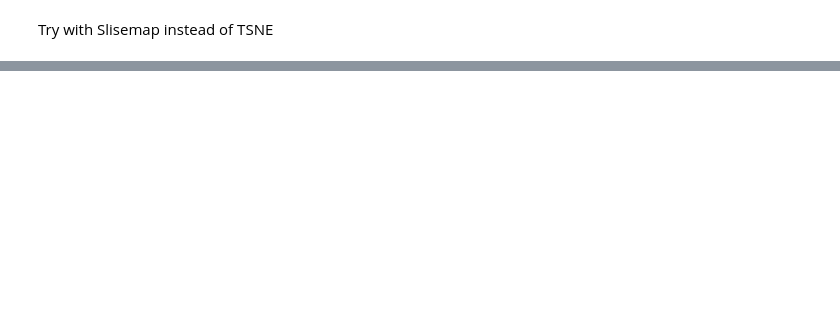
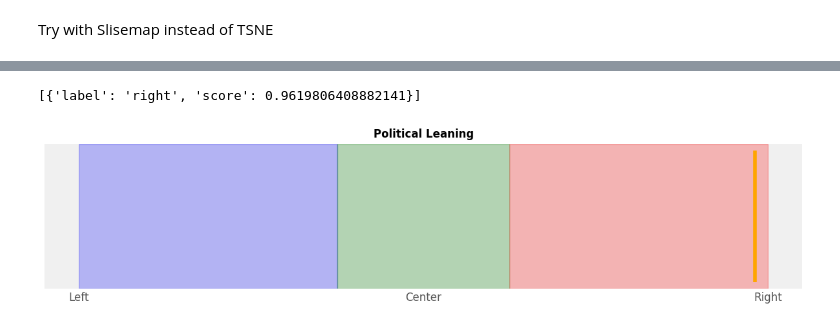
Before and after one commit to ITligence/biasNLPanalysis, a Jupyter notebook: code/python/pipeline/testing_nn_model.ipynb, the cells around one changed output, grey strips where cells are left out. Saved outputs shown, nothing was run; the diff lists cells and outputs as text; code cells hidden in the pictures; blank space fills up the shorter version.

```diff
--- a/code/python/pipeline/testing_nn_model.ipynb
+++ b/code/python/pipeline/testing_nn_model.ipynb
@@ -510,0 +768,79 @@ print("Local Model Coefficients:", local_model.coef_)
+# %%
+from transformers import pipeline, AutoModelForSequenceClassification, AutoTokenizer
+
+model = AutoModelForSequenceClassification.from_pretrained("premsa/political-bias-prediction-allsides-DeBERTa")
+tokenizer = AutoTokenizer.from_pretrained("premsa/political-bias-prediction-allsides-DeBERTa")
+nlp = pipeline("text-classification", model=model, tokenizer=tokenizer)
+prediction = nlp("Vice President Kamala Harris can legitimately be described as the party bosses’ candidate. She has never won a delegate. Even in her 2020 race, she dropped out early. She has no grassroots appeal. She’s attractive only to the elites, who feel she is useful in defeating Trump. ")
+
+# translate to correct label
+if prediction[0]["label"] == "LABEL_2":
+    prediction[0]["label"] = "right"
+elif prediction[0]["label"] == "LABEL_1":
+    prediction[0]["label"] = "center"
+elif prediction[0]["label"] == "LABEL_0":
+    prediction[0]["label"] = "left"
+# %%
+prediction
+# %% [output]
+[{'label': 'right', 'score': 0.9619806408882141}]
+# %%
+import matplotlib.pyplot as plt
+import numpy as np
+
+# Example probabilities for left, center, and right
+data = prediction
+
+# Define the positions for left, center, and right on the x-axis
+positions = {
+    'left': -1,
+    'center': 0,
+    'right': 1
+}
+
+# Calculate the x positions based on probabilities
+x = []
+y = []
+for item in data:
+    if item['label'] == 'left':
+        x.append(-item['score'])
+    elif item['label'] == 'center':
+        x.append(item['score'] - 0.5)
+    elif item['label'] == 'right':
+        x.append(item['score'])
+    y.append(0)  # y position is always 0 for a horizontal line
+
+# Create the plot
+plt.figure(figsize=(12, 3))
+
+# Add background color gradients
+plt.axvspan(-1, -0.25, color='blue', alpha=0.25)
+plt.axvspan(-0.25, 0.25, color='green', alpha=0.25)
+plt.axvspan(0.25, 1, color='red', alpha=0.25)
+
+# Add lines for each data point
+for i, xi in enumerate(x):
+    plt.vlines(xi, ymin=-0.1, ymax=0.1, colors='orange', linewidth=4)
+
+# Set the x-ticks and labels
+plt.xticks([-1, -0.5, 0, 0.5, 1], ['Left', '', 'Center', '', 'Right'], fontsize=12)
+plt.gca().tick_params(axis='x', length=0)  # Remove tick lines on the x-axis
+plt.yticks([])  # Hide y-axis
+
+# Improve font styles and add subtle background gradient
+#plt.xlabel('Political Leaning', fontsize=12, fontweight='bold')
+plt.title('Political Leaning', fontsize=12, fontweight='bold', pad=7)
+
+# Enhance the appearance
+plt.gca().set_facecolor('#f0f0f0')  # Light grey background
+plt.gca().spines['top'].set_visible(False)
+plt.gca().spines['right'].set_visible(False)
+plt.gca().spines['left'].set_visible(False)
+plt.gca().spines['bottom'].set_visible(False)
+plt.gca().tick_params(axis='x', colors='#555555')
+
+# Show the plot
+plt.tight_layout()
+plt.show()
+# %% [output]
+[figure, added]
```
Also changed, not shown: parts of 75 cells of this notebook, 10 other files.
